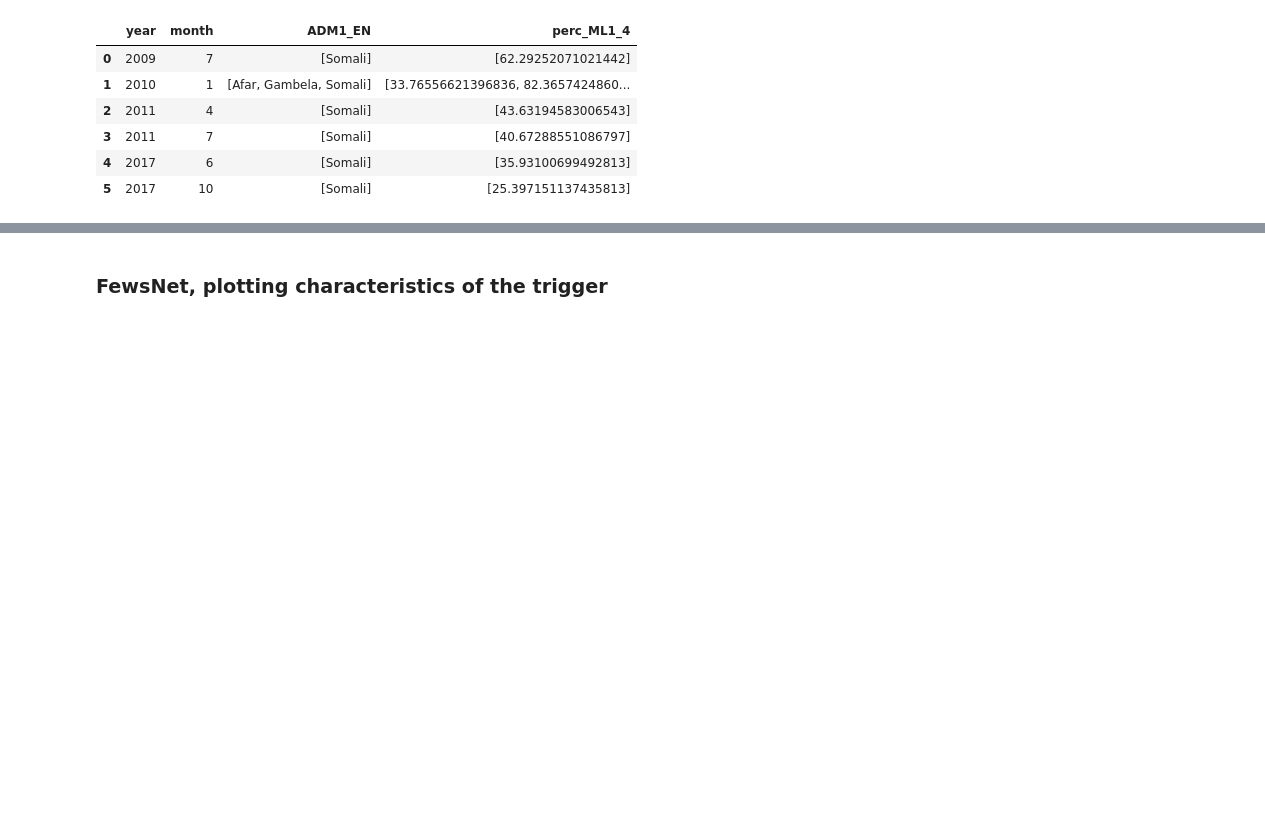
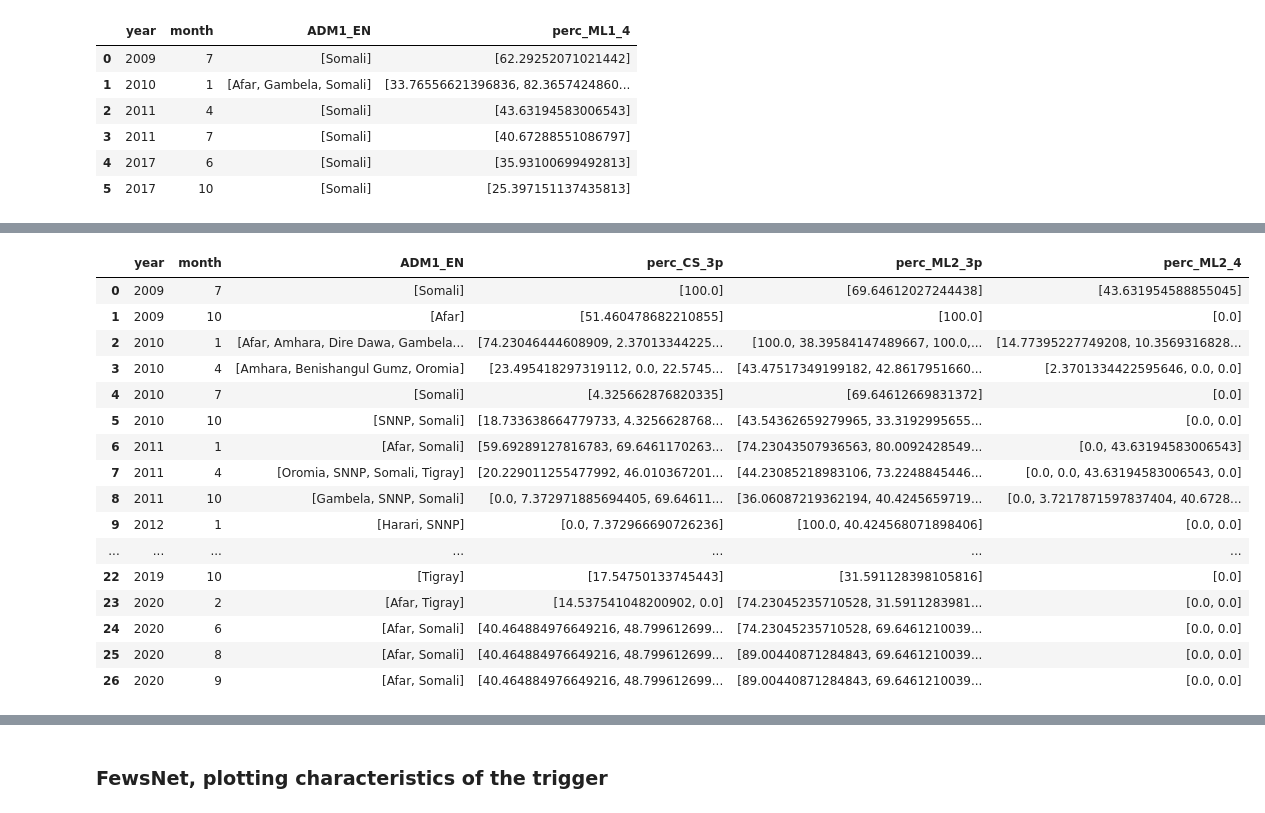
Before and after one commit to OCHA-DAP/pa-aa-food-insecurity, a Jupyter notebook: ethiopia/IPC_ThresholdAnalysis.ipynb, the cells around one changed output, grey strips where cells are left out. Cells and saved outputs as stored; diff of their text form; code cells hidden in the pictures; blank space fills up the shorter version.

```diff
--- a/ethiopia/IPC_ThresholdAnalysis.ipynb
+++ b/ethiopia/IPC_ThresholdAnalysis.ipynb
@@ -193,34 +198,53 @@ dict_fan["an3"]={"df":df_an3,"trig_cols":["ML1_3","CS_3","CS_4","ML1_4"],"desc":
 # #Some previously tested triggers
 # #More triggers were analysed, the ones below substitute a subset which shows the variety of investigated triggers
 # #Analysis 4: 20% IPC3+ (current situation) + 2.5% IPC4+ (current situation)
 # df_an4 = df_fadm.loc[(df_fadm['trigger_CS_3_20']==1)&(df_fadm['trigger_ML1_4_2']==1)]
 # dict_fan["an4"]={"df":df_an4,"trig_cols":["CS_3","CS_4","ML1_4"],"desc":"20% IPC3+ (current situation) + 2.5% IPC4+ (current situation)"}
 
 # #Analysis 5: 20% IPC3+ (current situation) + (2.5% IPC4+ (current situation) OR 5% RELATIVE increase in IPC3+ (ML1))
 # df_an5 = df_fadm.loc[(df_fadm['trigger_CS_3_20']==1)&((df_fadm['trigger_ML1_4_2']==1)| (df_fadm['trigger_ML1_3_5ir'] == 1))]
 # dict_fan["an5"]={"df":df_an5,"trig_cols":["CS_3","CS_4","ML1_4"],"desc":"20% IPC3+ (current situation) + (2.5% IPC4+ (current situation) OR 5% RELATIVE increase in IPC3+ (ML1))"}
 
 # #Analysis 6: 20% IPC3+ (current situation) + 2.5% IPC4+ (current situation) + 5% RELATIVE increase in IPC3+ (ML1)
 # df_an6 = df_fadm.loc[(df_fadm['trigger_CS_3_20']==1)&(df_fadm['trigger_CS_4_2']==1) & (df_fadm['trigger_ML1_3_5ir'] == 1)]
 # dict_fan["an6"]={"df":df_an6,"trig_cols":["CS_3","CS_4","ML1_4"],"desc":"20% IPC3+ (current situation) + 2.5% IPC4+ (current situation) + 5% RELATIVE increase in IPC3+ (ML1)"}
 
 # #Analysis 7: IPC4 at 20% (current situation)
 # df_an7 = df_fadm.loc[df_fadm['trigger_CS_4_20']==1]
 # dict_fan["an7"]={"df":df_an7,"trig_cols":["CS_4"],"desc":"IPC4 at 20% (current situation)"}
 
 # #Analysis 8: 5% increase in IPC3+ (ML1)
 # df_an8 = df_fadm.loc[(df_fadm['trigger_ML1_3_5i']==1)]
 # dict_fan["an8"]={"df":df_an8,"trig_cols":["ML1_3","CS_3","CS_4","ML1_4"],"desc":"5% increase in number of people in IPC3+ (ML1)"}
 
 # #Analysis 9: At least 20% of ADMIN1 population projected to be at IPC3+  AND5% increase in ADMIN1 pop. projected in IPC3+ in 3 months
 # df_an9 = df_fadm.loc[(df_fadm["trigger_ML1_3_20"]==1) & (df_fadm["trigger_ML1_3_5i"]==1)]
 # dict_fan["an9"]={"df":df_an9,"trig_cols":["ML1_3","CS_3","CS_4","ML1_4"],"desc":"At least 20% of ADMIN1 population in ML1 at IPC3+  AND5% increase in ADMIN1 pop. projected in IPC3+ in 3 months"}
 
 # #Analysis 10: At least 20% of population projected in ML2 in IPC4+
 # df_an10=df_fadm.loc[(df_fadm['trigger_ML2_4_20']==1)]
 # dict_fan["an10"]={"df":df_an10,"trig_cols":["ML2_4"],"desc":"20% of population projected in ML2 in IPC4+"}
 
-# #Analysis 11: At least 20% of population projected in ML2 in IPC4+ OR (30% in ML2 in IPC3+ AND 5% increase in IPC3+ in ML2 compared to CS)
-# df_an11=df_fadm.loc[(df_fadm["trigger_ML2_4_20"]) | ((df_fadm["trigger_ML2_3_30"]==1)&(df_fadm["trigger_ML2_3_5i"]==1))]
-# dict_fan["an11"]={"df":df_an11,"trig_cols":["ML2_3","ML2_4"],"desc":"20% in ML2 in IPC4 OR (30% in ML2 in IPC3+ AND 5% increase in IPC3+ in ML2 compared to CS)"}
+#Analysis 11: At least 20% of population projected in ML2 in IPC4+ OR (30% in ML2 in IPC3+ AND 5% increase in IPC3+ in ML2 compared to CS)
+df_an11=df_fadm.loc[(df_fadm["trigger_ML2_4_20"]) | ((df_fadm["trigger_ML2_3_30"]==1)&(df_fadm["trigger_ML2_3_5i"]==1))]
+display(df_an11.groupby(['year', 'month'], as_index=False)['ADM1_EN','perc_CS_3p','perc_ML2_3p','perc_ML2_4'].agg(lambda x: list(x)))
+dict_fan["an11"]={"df":df_an11,"trig_cols":["ML2_3","ML2_4"],"desc":"20% in ML2 in IPC4 OR (30% in ML2 in IPC3+ AND 5% increase in IPC3+ in ML2 compared to CS)"}
+# %% [output]
+|  | year | month | ADM1_EN | perc_CS_3p | perc_ML2_3p | perc_ML2_4 |
+| 0 | 2009 | 7 | [Somali] | [100.0] | [69.64612027244438] | [43.631954588855045] |
+| 1 | 2009 | 10 | [Afar] | [51.460478682210855] | [100.0] | [0.0] |
+| 2 | 2010 | 1 | [Afar, Amhara, Dire Dawa, Gambela... | [74.23046444608909, 2.37013344225... | [100.0, 38.39584147489667, 100.0,... | [14.77395227749208, 10.3569316828... |
+| 3 | 2010 | 4 | [Amhara, Benishangul Gumz, Oromia] | [23.495418297319112, 0.0, 22.5745... | [43.47517349199182, 42.8617951660... | [2.3701334422595646, 0.0, 0.0] |
+| 4 | 2010 | 7 | [Somali] | [4.325662876820335] | [69.64612669831372] | [0.0] |
+| 5 | 2010 | 10 | [SNNP, Somali] | [18.733638664779733, 4.3256628768... | [43.54362659279965, 33.3192995655... | [0.0, 0.0] |
+| 6 | 2011 | 1 | [Afar, Somali] | [59.69289127816783, 69.6461170263... | [74.23043507936563, 80.0092428549... | [0.0, 43.63194583006543] |
+| 7 | 2011 | 4 | [Oromia, SNNP, Somali, Tigray] | [20.229011255477992, 46.010367201... | [44.23085218983106, 73.2248845446... | [0.0, 0.0, 43.63194583006543, 0.0] |
+| 8 | 2011 | 10 | [Gambela, SNNP, Somali] | [0.0, 7.372971885694405, 69.64611... | [36.06087219362194, 40.4245659719... | [0.0, 3.7217871597837404, 40.6728... |
+| 9 | 2012 | 1 | [Harari, SNNP] | [0.0, 7.372966690726236] | [100.0, 40.424568071898406] | [0.0, 0.0] |
+| ... | ... | ... | ... | ... | ... | ... |
+| 22 | 2019 | 10 | [Tigray] | [17.54750133745443] | [31.591128398105816] | [0.0] |
+| 23 | 2020 | 2 | [Afar, Tigray] | [14.537541048200902, 0.0] | [74.23045235710528, 31.5911283981... | [0.0, 0.0] |
+| 24 | 2020 | 6 | [Afar, Somali] | [40.464884976649216, 48.799612699... | [74.23045235710528, 69.6461210039... | [0.0, 0.0] |
+| 25 | 2020 | 8 | [Afar, Somali] | [40.464884976649216, 48.799612699... | [89.00440871284843, 69.6461210039... | [0.0, 0.0] |
+| 26 | 2020 | 9 | [Afar, Somali] | [40.464884976649216, 48.799612699... | [89.00440871284843, 69.6461210039... | [0.0, 0.0] |
 # %%
```
Also changed, not shown: parts of 13 cells of this notebook.
